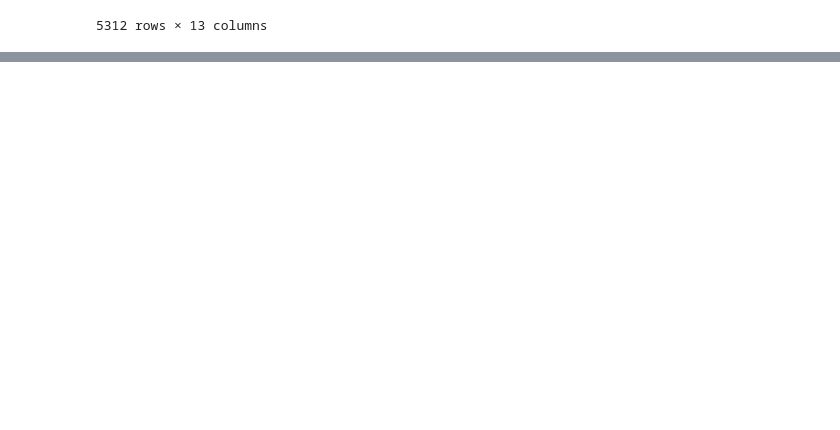
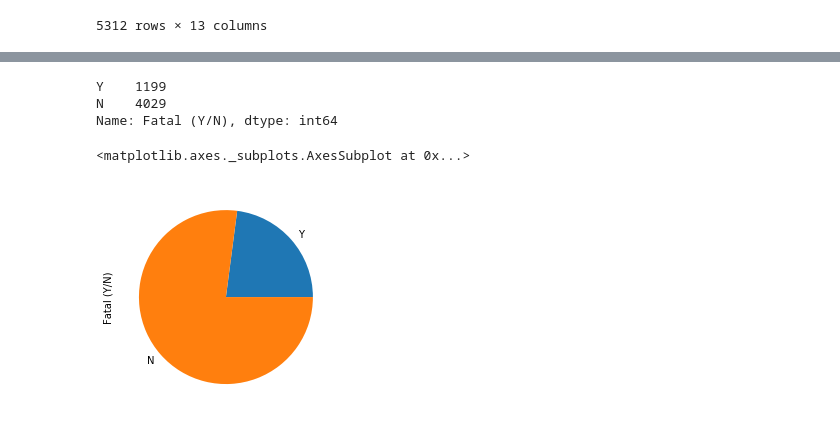
Before and after one commit to blancalluch/Pandas-project, a Jupyter notebook: Manipulation-DataSet.ipynb, the cells around one changed output, grey strips where cells are left out. Drawn from its saved outputs; the diff is of its cells as text; code cells hidden in the pictures; blank space fills up the shorter version.

```diff
--- a/Manipulation-DataSet.ipynb
+++ b/Manipulation-DataSet.ipynb
@@ -102,0 +74,14 @@ TypeError: no numeric data to plot
+# %%
+'''Fatal y Non fatal attacks desde el año 1900-2016.'''
+f_values = df2["Fatal (Y/N)"].value_counts().sort_values()
+f_values_filter = f_values[["Y","N"]]
+f_values
+display(f_values_filter)
+
+f_values_filter.plot.pie()
+# %% [output]
+Y    1199
+N    4029
+Name: Fatal (Y/N), dtype: int64
+<matplotlib.axes._subplots.AxesSubplot at 0x...>
+[figure, added]
```
Also changed, not shown: parts of 11 cells of this notebook, 1 other file.
